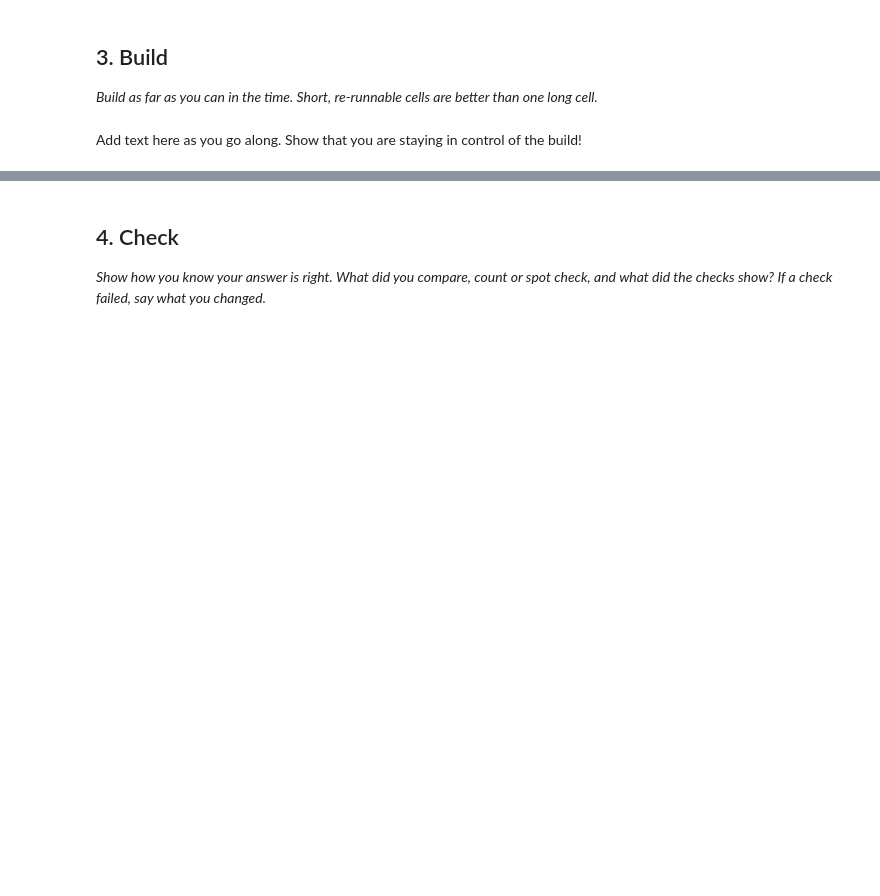
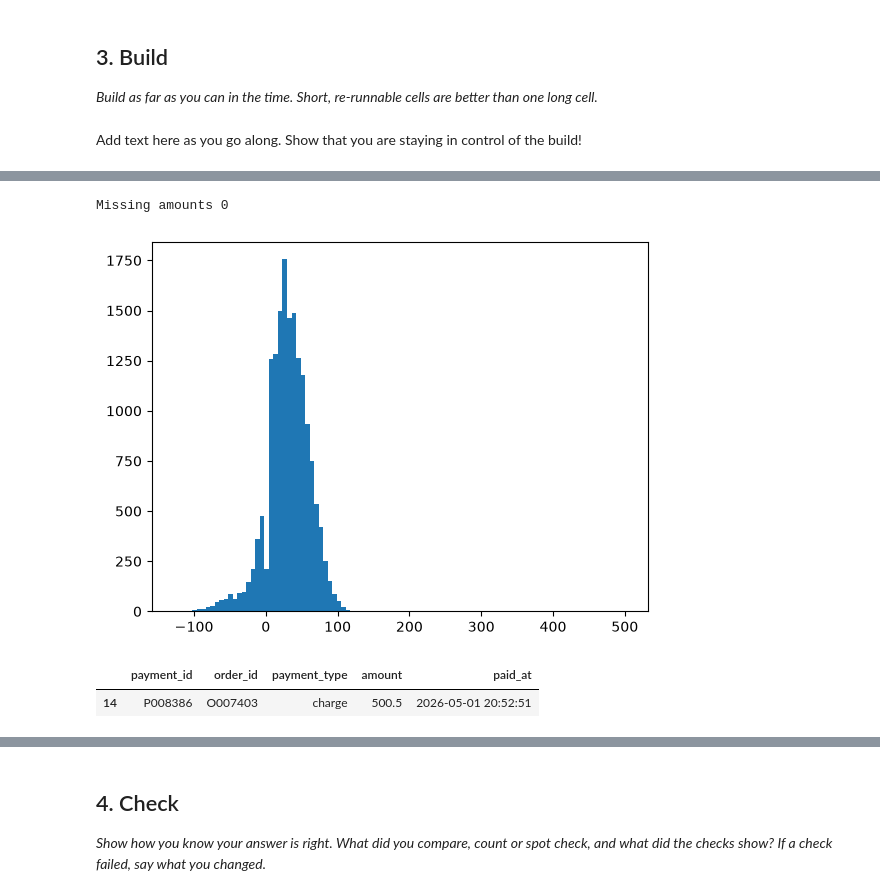
Before and after one commit to box1273002/ai-analytics, a Jupyter notebook: 5_02_practice_weekly_ops.ipynb, the cells around one changed output, grey strips where cells are left out. Saved outputs shown, nothing was run; the diff lists cells and outputs as text; code cells hidden in the pictures; blank space fills up the shorter version.

```diff
--- a/5_02_practice_weekly_ops.ipynb
+++ b/5_02_practice_weekly_ops.ipynb
@@ -369,0 +457,18 @@ Add text here as you go along. Show that you are staying in control of the build
+# %%
+# That fixes the problem
+payments = payments.drop_duplicates()
+display(payments[
+    payments.duplicated(subset="payment_id", keep=False)
+].sort_values(by="payment_id"))
+
+# Lets check the order id works (all valid none missing)
+print(f"Invalid order ids: {payments.shape[0] - payments["order_id"].isin(orders["order_id"]).sum()}")
+
+
+# Last thing we need is from payments is charges refunds have negative values which is great.
+print(f"Unique payment types {list(payments["payment_type"].unique())}")
+# Lets check all the refunds are negative and all the charges are positive. (They are)
+display(payments[
+    ((payments["payment_type"] == "charge") & (payments["amount"] <= 0)) |
+    ((payments["payment_type"] == "refund") & (payments["amount"] > 0))
+])
@@ -369,0 +480,24 @@ Add text here as you go along. Show that you are staying in control of the build
+# %%
+# Lets look for amount outliers
+
+print(f"Missing amounts {payments["amount"].isna().sum()}")
+!pip install matplotlib --quiet
+import matplotlib.pyplot as plt
+plt.hist(payments["amount"], bins=100)
+plt.show()
+# Som massive positive outliers
+display(
+    payments[
+        payments["amount"] > 150
+    ]
+)
+# Their is one at 500.5. This could be the case as somebody could have order a massive meal.
+# It is such an extreme outlier though so will skew the results and its only one so I am removing it.
+payments = payments[
+    payments["amount"] < 150
+]
+# %% [output]
+Missing amounts 0
+[figure, added]
+|  | payment_id | order_id | payment_type | amount | paid_at |
+| 14 | P008386 | O007403 | charge | 500.5 | 2026-05-01 20:52:51 |
```
Also changed, not shown: parts of 21 cells of this notebook.
